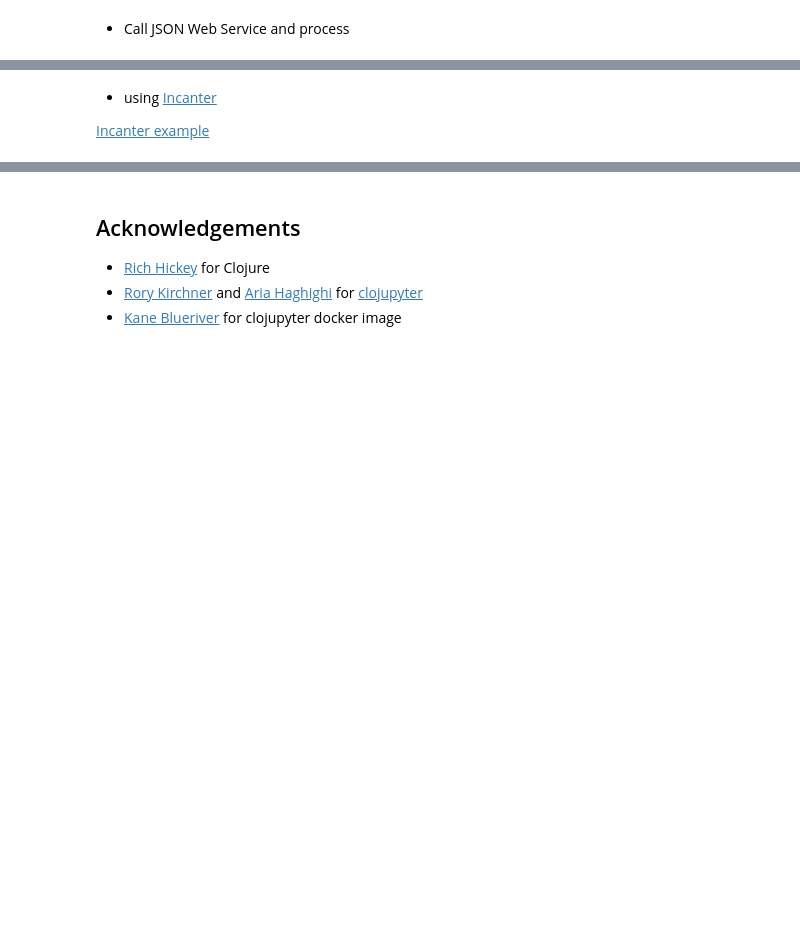
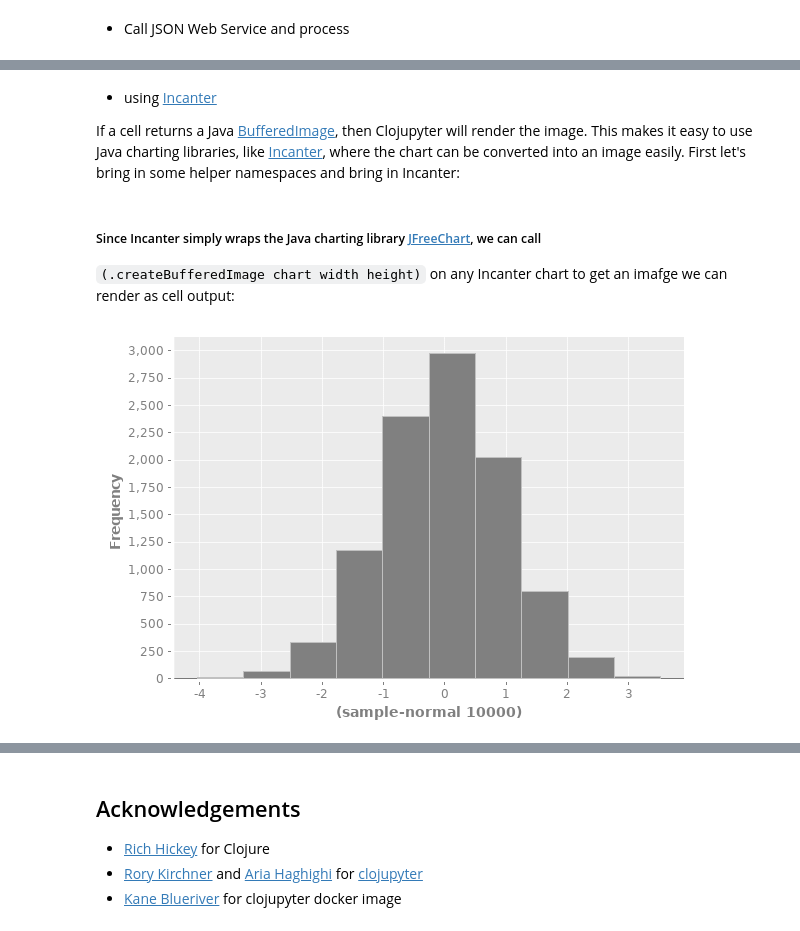
Before and after one commit to JeffAtAtl/clojupyter, a Jupyter notebook: examples/ClojureInJupyter.ipynb, the cells around one changed output, grey strips where cells are left out. Cells and saved outputs as stored; diff of their text form; code cells hidden in the pictures; blank space fills up the shorter version.

```diff
--- a/examples/ClojureInJupyter.ipynb
+++ b/examples/ClojureInJupyter.ipynb
@@ -395,4 +397,4 @@ Now we can make generate interactive plots (try hovering over plot):
-# %% [markdown]
- - using [Incanter](http://incanter.org/)
-
- [Incanter example](https://nbviewer.jupyter.org/github/JeffAtAtl/clojupyter/blob/master/examples/incanter-demo.ipynb)
+# %% [markdown]
+ - using [Incanter](http://incanter.org/)
+
+ If a cell returns a Java [BufferedImage](https://docs.oracle.com/javase/7/docs/api/java/awt/image/BufferedImage.html), then Clojupyter will render the image. This makes it easy to use Java charting libraries, like [Incanter](https://github.com/incanter/incanter), where the chart can be converted into an image easily. First let's bring in some helper namespaces and bring in Incanter:
@@ -398,0 +412,9 @@ Now we can make generate interactive plots (try hovering over plot):
+# %% [markdown]
+##### Since Incanter simply wraps the Java charting library [JFreeChart](https://github.com/incanter/incanter), we can call
+`(.createBufferedImage chart width height)` on any Incanter chart to get an imafge we can render as cell output:
+# %%
+(-> (sample-normal 10000)
+    histogram
+    (.createBufferedImage 600 400))
+# %% [output]
+[figure, added]
```
Also changed, not shown: parts of 10 cells of this notebook, 2 other files.
